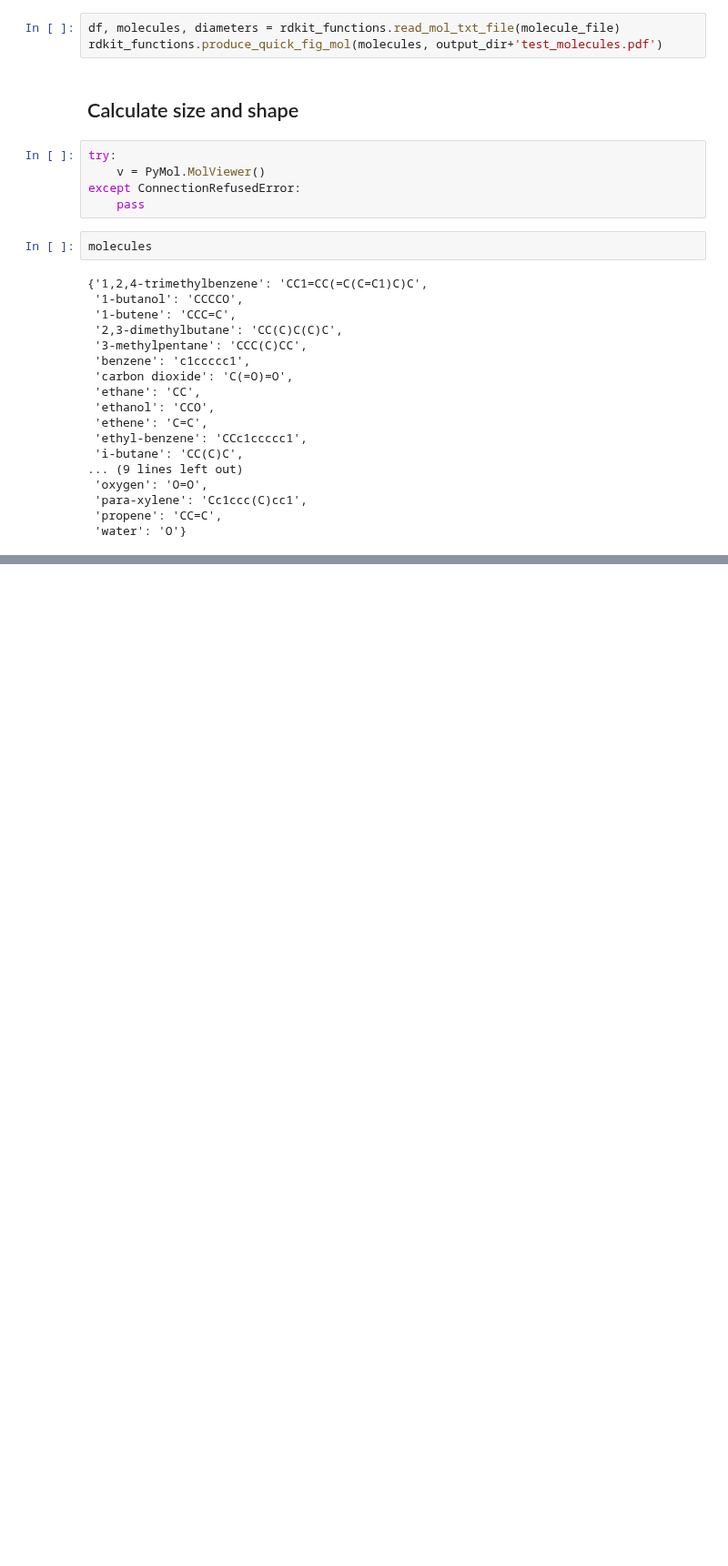
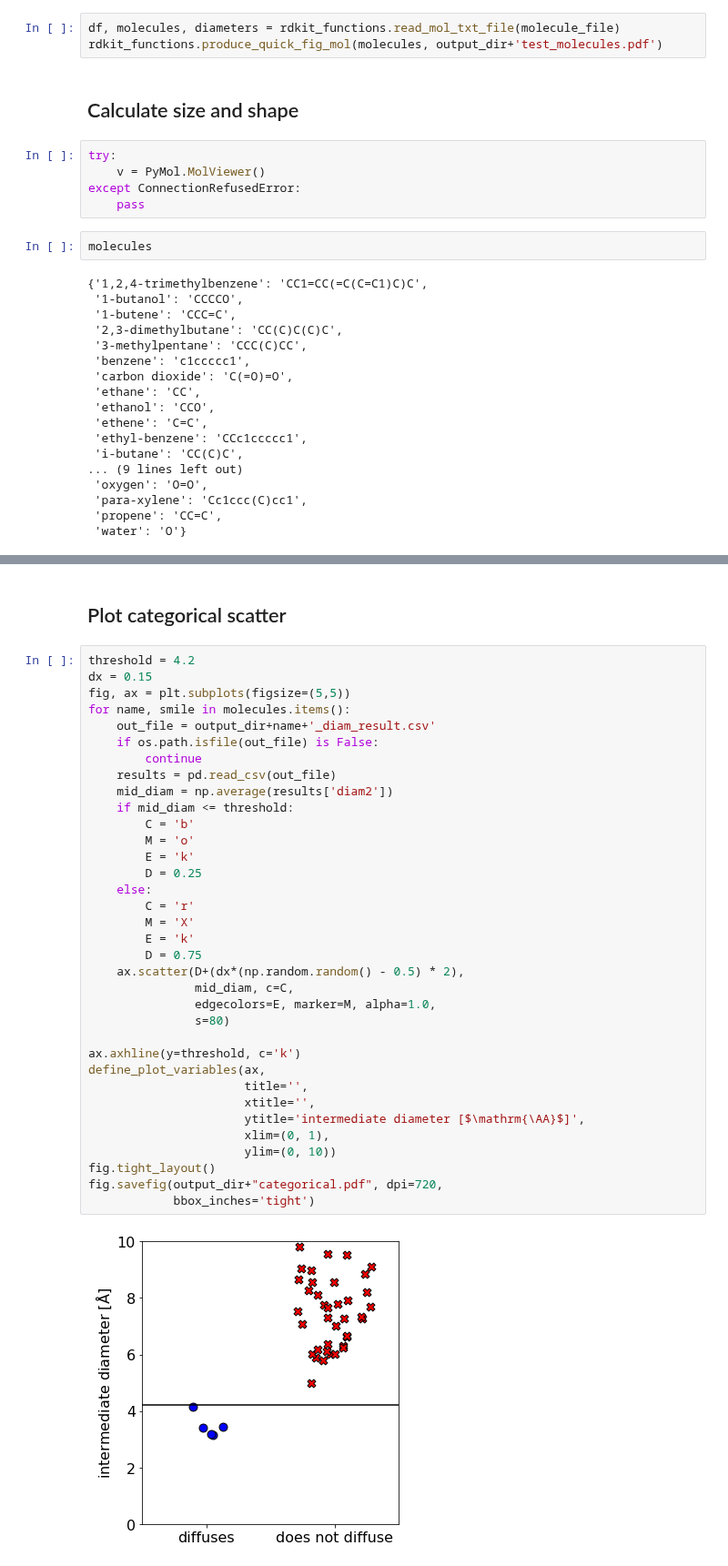
Before and after one commit to andrewtarzia/enzyme_screen, a Jupyter notebook: rdkit_testing.ipynb, the cells around one changed output, grey strips where cells are left out. Shown at 91% size. Drawn from its saved outputs; the diff is of its cells as text; blank space fills up the shorter version.

```diff
--- a/rdkit_testing.ipynb
+++ b/rdkit_testing.ipynb
@@ -270,0 +446,39 @@ plt.xlim(0, 10)
+# %% [markdown]
+## Plot categorical scatter
+# %%
+threshold = 4.2
+dx = 0.15
+fig, ax = plt.subplots(figsize=(5,5))
+for name, smile in molecules.items():
+    out_file = output_dir+name+'_diam_result.csv'
+    if os.path.isfile(out_file) is False:
+        continue
+    results = pd.read_csv(out_file)
+    mid_diam = np.average(results['diam2'])
+    if mid_diam <= threshold:
+        C = 'b'
+        M = 'o'
+        E = 'k'
+        D = 0.25
+    else:
+        C = 'r'
+        M = 'X'
+        E = 'k'
+        D = 0.75
+    ax.scatter(D+(dx*(np.random.random() - 0.5) * 2),
+               mid_diam, c=C,
+               edgecolors=E, marker=M, alpha=1.0,
+               s=80)
+
+ax.axhline(y=threshold, c='k')
+define_plot_variables(ax,
+                      title='',
+                      xtitle='',
+                      ytitle='intermediate diameter [$\mathrm{\AA}$]',
+                      xlim=(0, 1),
+                      ylim=(0, 10))
+fig.tight_layout()
+fig.savefig(output_dir+"categorical.pdf", dpi=720,
+            bbox_inches='tight')
+# %% [output]
+[figure, added]
```
Also changed, not shown: parts of 16 cells of this notebook, 2 other files.
